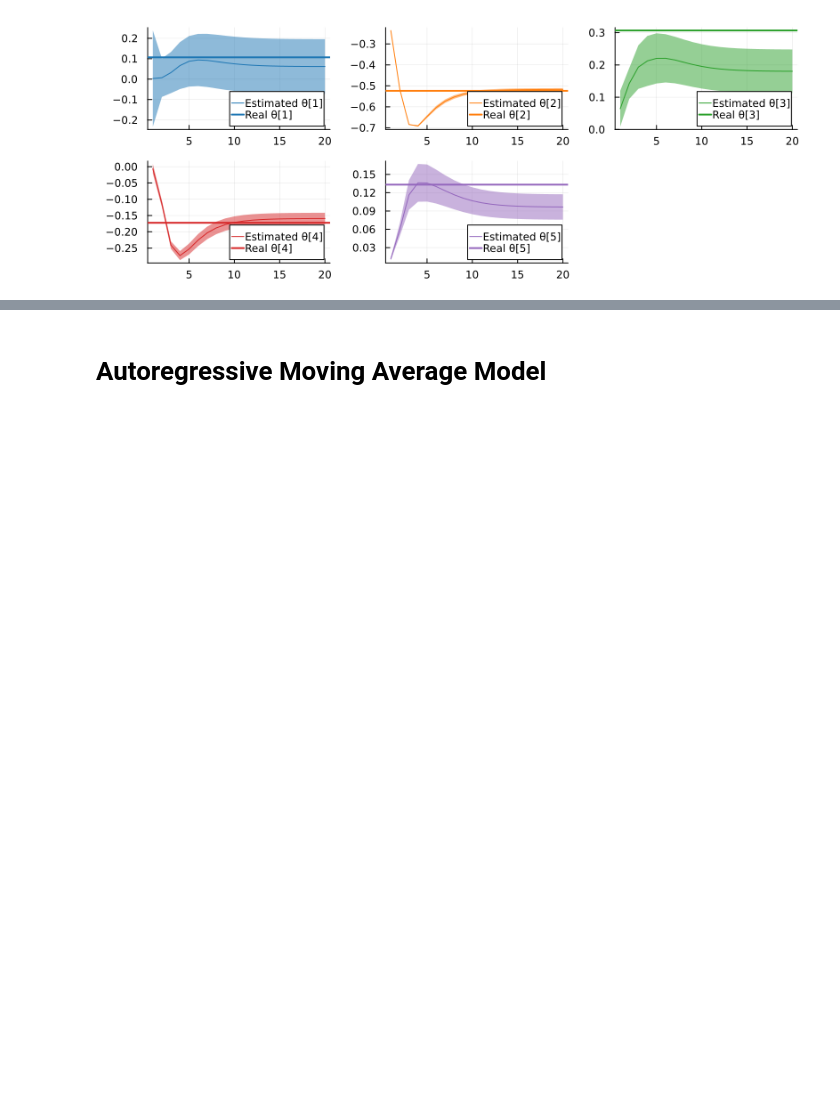
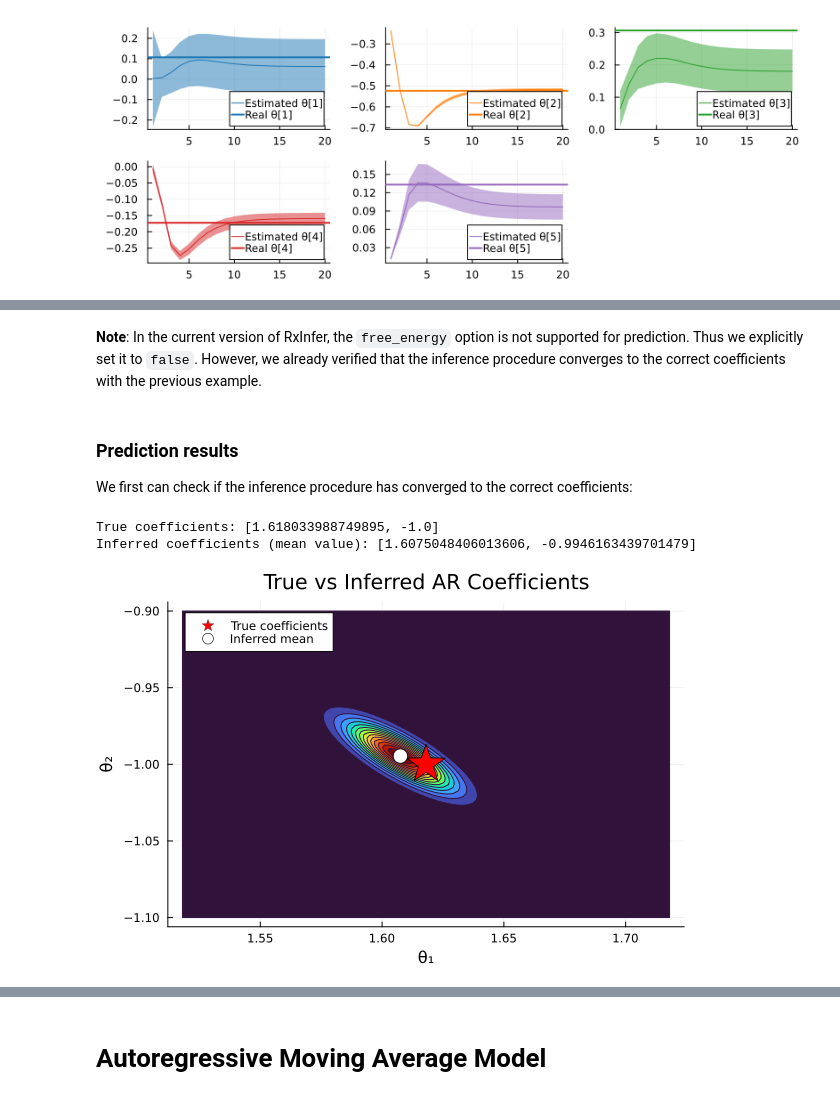
Before and after one commit to ReactiveBayes/RxInferExamples.jl, a Jupyter notebook: examples/Problem Specific/Autoregressive Models/Autoregressive Models.ipynb, the cells around one changed output, grey strips where cells are left out. Cells and saved outputs as stored; diff of their text form; code cells hidden in the pictures; blank space fills up the shorter version.

```diff
--- a/examples/Problem Specific/Autoregressive Models/Autoregressive Models.ipynb
+++ b/examples/Problem Specific/Autoregressive Models/Autoregressive Models.ipynb
@@ -281,0 +340,49 @@ plot(pθ..., size = (800, 300), legend = :bottomright)
+# %% [markdown]
+**Note**: In the current version of RxInfer, the `free_energy` option is not supported for prediction. Thus we explicitly set it to `false`. However, we already verified that the inference procedure converges to the correct coefficients with the previous example.
+# %% [markdown]
+### Prediction results
+
+We first can check if the inference procedure has converged to the correct coefficients:
+# %%
+# Extract the inferred coefficients (mean of posterior)
+inferred_coefficients = predictions_result.posteriors[:θ][end]
+
+println("True coefficients: ", predictions_coefficients)
+println("Inferred coefficients (mean value): ", mean(inferred_coefficients))
+
+μ_true = predictions_coefficients
+μ_inferred = mean(inferred_coefficients)
+
+# Create grid of points
+x = range(μ_true[1]-0.1, μ_true[1]+0.1, length=100)
+y = range(μ_true[2]-0.1, μ_true[2]+0.1, length=100)
+
+# Create contour plot
+coefficients_plot = contour(x, y, (x, y) -> pdf(inferred_coefficients, [x, y]),
+    fill=true,
+    title="True vs Inferred AR Coefficients",
+    xlabel="θ₁",
+    ylabel="θ₂",
+    levels = 14,
+    color=:turbo,
+    colorbar = false
+)
+
+# Add point for true coefficients
+scatter!(coefficients_plot, [μ_true[1]], [μ_true[2]],
+    label="True coefficients",
+    marker=:star,
+    markersize=20,
+    color=:red
+)
+
+# Add point for inferred mean
+scatter!(coefficients_plot, [μ_inferred[1]], [μ_inferred[2]],
+    label="Inferred mean",
+    markersize=8,
+    color=:white
+)
+# %% [output]
+True coefficients: [1.618033988749895, -1.0]
+Inferred coefficients (mean value): [1.6075048406013606, -0.9946163439701479]
+[figure, added]
```
Also changed, not shown: parts of 16 cells of this notebook.
